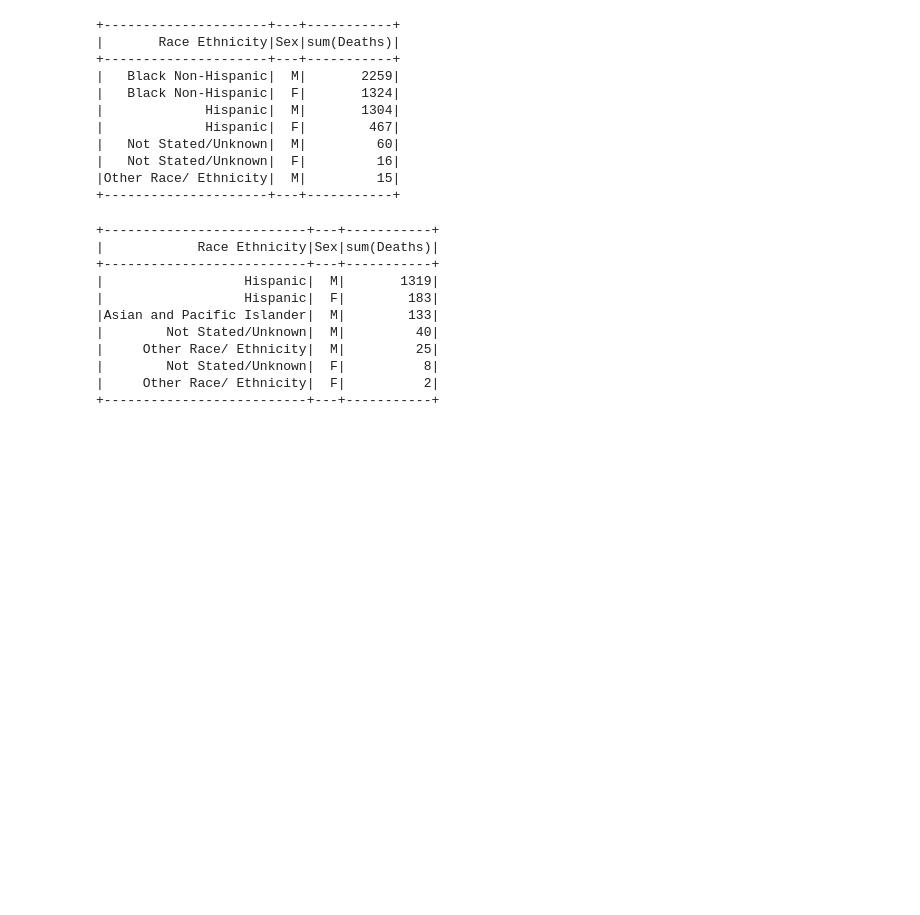
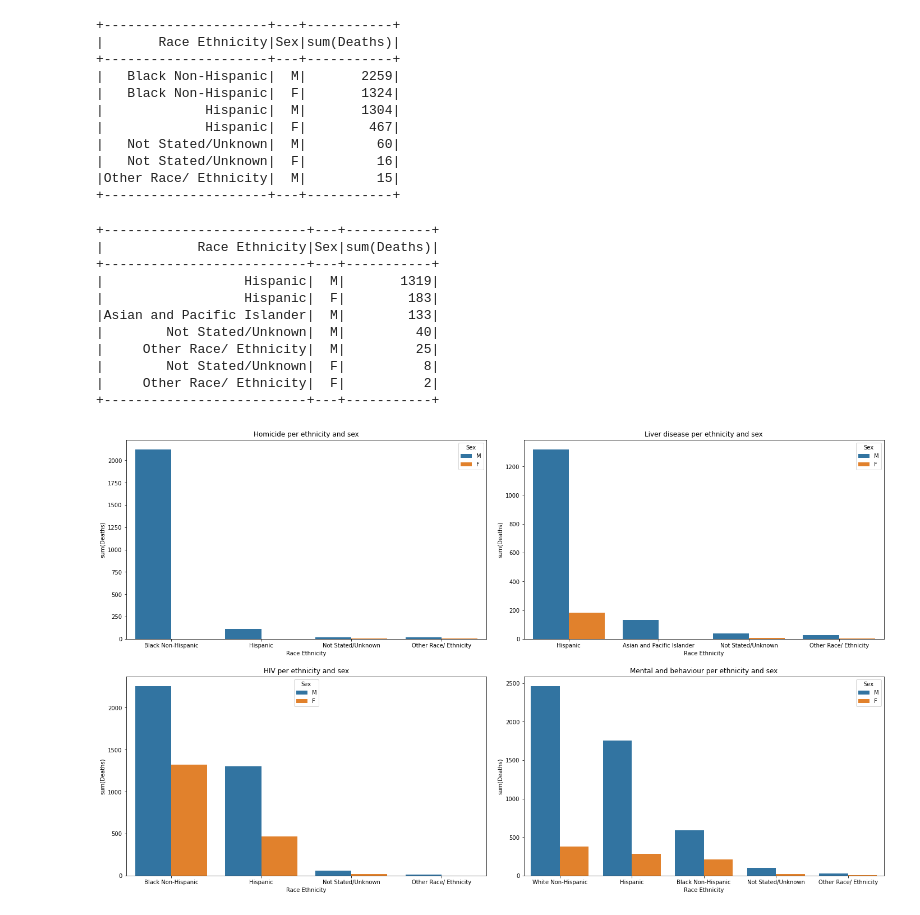
Before and after one commit to RodrigoSoares256/BigData, a Jupyter notebook: NycCauseDeath/PysparkAnalysis.ipynb, the cells around one changed output. Cells and saved outputs as stored; diff of their text form; code cells hidden in the pictures; blank space fills up the shorter version.

```diff
--- a/NycCauseDeath/PysparkAnalysis.ipynb
+++ b/NycCauseDeath/PysparkAnalysis.ipynb
@@ -437,3 +435,27 @@ nycDF.where(nycDF['Leading Cause'].contains('Liver Disease')).groupBy(['Race Eth
 |        Not Stated/Unknown|  F|          8|
 |     Other Race/ Ethnicity|  F|          2|
 +--------------------------+---+-----------+
+# %%
+dfHomicide = nycDF.where(nycDF['Leading Cause'].contains('Homicide')).groupBy(['Race Ethnicity','Sex']).agg({'Deaths':'Sum'}).sort("sum(Deaths)", ascending = False).toPandas()
+dfLiverDisease = nycDF.where(nycDF['Leading Cause'].contains('Liver Disease')).groupBy(['Race Ethnicity','Sex']).agg({'Deaths':'Sum'}).sort("sum(Deaths)", ascending = False).toPandas()
+dfHiv = nycDF.where(nycDF['Leading Cause'].contains('HIV')).groupBy(['Race Ethnicity','Sex']).agg({'Deaths':'Sum'}).sort("sum(Deaths)", ascending = False).toPandas()
+dfMentalBeh = nycDF.where(nycDF['Leading Cause'].contains('Mental and Behavioral Disorders')).groupBy(['Race Ethnicity','Sex']).agg({'Deaths':'Sum'}).sort("sum(Deaths)", ascending = False).toPandas()
+# %%
+fig, ax = plt.subplots(nrows=2, ncols=2, figsize = (20,12))
+
+ax[0,0].set_title('Homicide per ethnicity and sex')
+sns.barplot(data=dfHomicide, x="Race Ethnicity",y = 'sum(Deaths)', hue = "Sex", ax = ax[0,0]);
+
+ax[0,1].set_title('Liver disease per ethnicity and sex')
+sns.barplot(data=dfLiverDisease, x="Race Ethnicity",y = 'sum(Deaths)', hue = "Sex", ax = ax[0,1]);
+
+ax[1,0].set_title('HIV per ethnicity and sex')
+sns.barplot(data=dfHiv, x="Race Ethnicity",y = 'sum(Deaths)', hue = "Sex", ax = ax[1,0]);
+
+ax[1,1].set_title('Mental and behaviour per ethnicity and sex')
+sns.barplot(data=dfMentalBeh, x="Race Ethnicity",y = 'sum(Deaths)', hue = "Sex", ax = ax[1,1]);
+
+plt.tight_layout(pad = 2)
+plt.show()
+# %% [output]
+[figure, added]
```
Also changed, not shown: parts of 11 cells of this notebook.
